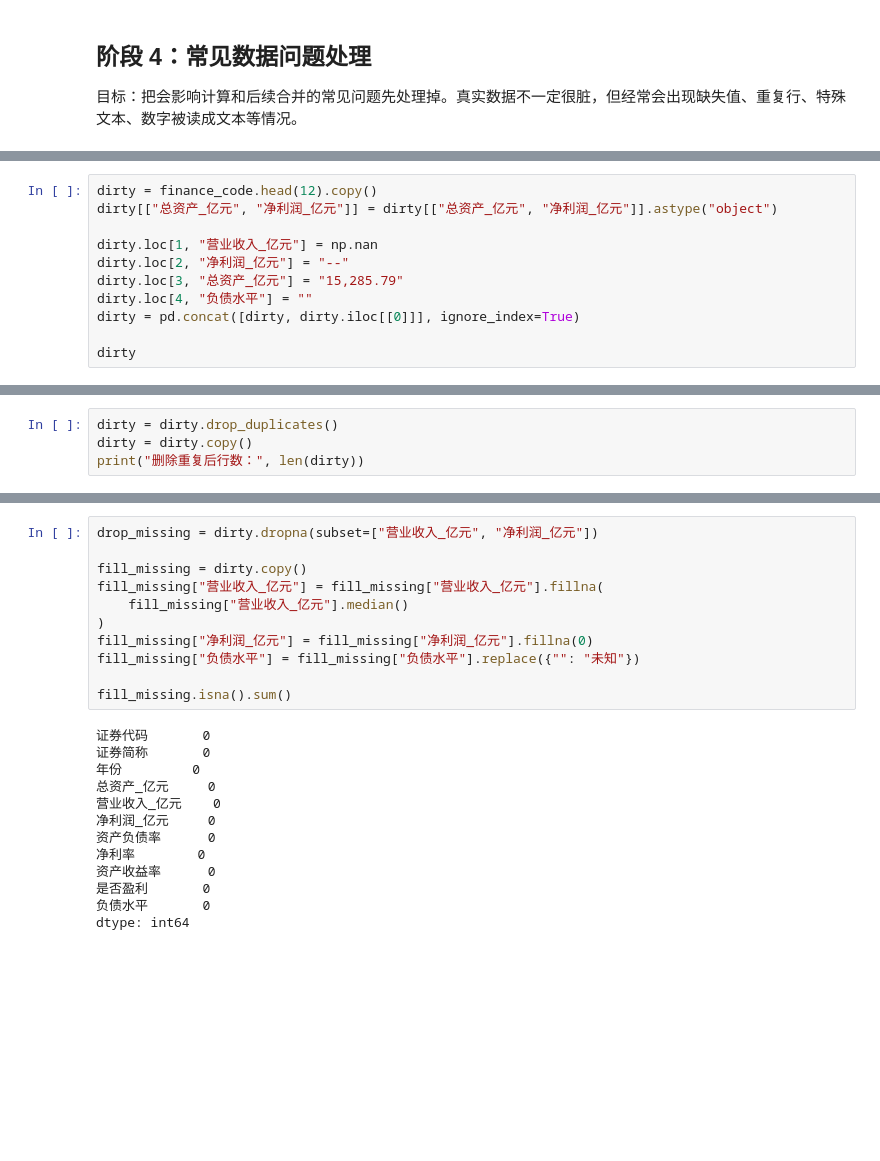
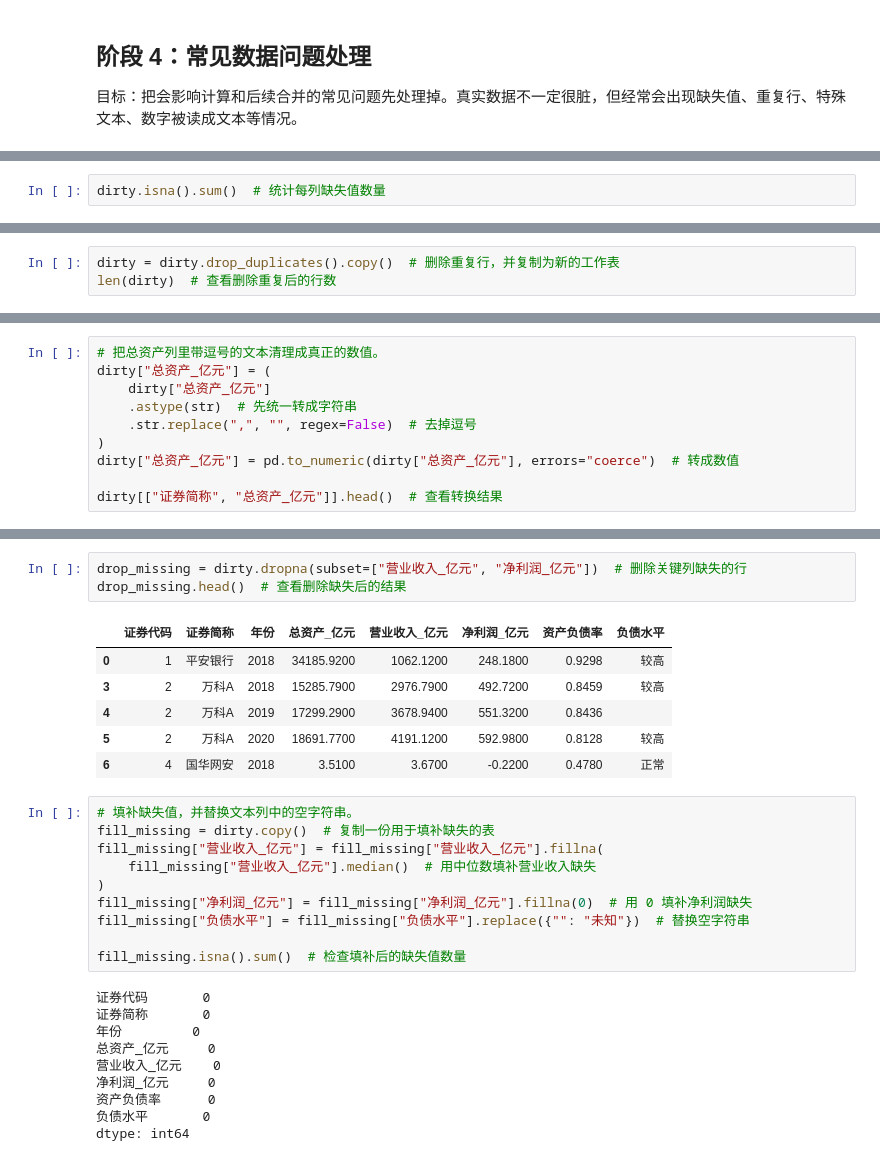
Before and after one commit to itsaquestion/py4ss_v4, a Jupyter notebook: 新章节编辑/pandas/pandas_finance_to_analysis.ipynb, the cells around one changed output, grey strips where cells are left out. Cells and saved outputs as stored; diff of their text form; blank space fills up the shorter version.

```diff
--- a/新章节编辑/pandas/pandas_finance_to_analysis.ipynb
+++ b/新章节编辑/pandas/pandas_finance_to_analysis.ipynb
@@ -571,12 +584,3 @@ finance_code.head()
 # %%
-dirty = finance_code.head(12).copy()
-dirty[["总资产_亿元", "净利润_亿元"]] = dirty[["总资产_亿元", "净利润_亿元"]].astype("object")
-
-dirty.loc[1, "营业收入_亿元"] = np.nan
-dirty.loc[2, "净利润_亿元"] = "--"
-dirty.loc[3, "总资产_亿元"] = "15,285.79"
-dirty.loc[4, "负债水平"] = ""
-dirty = pd.concat([dirty, dirty.iloc[[0]]], ignore_index=True)
-
-dirty
+dirty.isna().sum()  # 统计每列缺失值数量
 # %% [output]
@@ -620,0 +610,3 @@ dtype: int64
+# %%
+dirty = dirty.drop_duplicates().copy()  # 删除重复行，并复制为新的工作表
+len(dirty)  # 查看删除重复后的行数
@@ -621,5 +615,11 @@ dtype: int64
 # %%
-dirty = dirty.drop_duplicates()
-dirty = dirty.copy()
-print("删除重复后行数：", len(dirty))
+# 把总资产列里带逗号的文本清理成真正的数值。
+dirty["总资产_亿元"] = (
+    dirty["总资产_亿元"]
+    .astype(str)  # 先统一转成字符串
+    .str.replace(",", "", regex=False)  # 去掉逗号
+)
+dirty["总资产_亿元"] = pd.to_numeric(dirty["总资产_亿元"], errors="coerce")  # 转成数值
+
+dirty[["证券简称", "总资产_亿元"]].head()  # 查看转换结果
 # %% [output]
@@ -652,14 +655,23 @@ dirty[["总资产_亿元", "营业收入_亿元", "净利润_亿元"]].head()
+# %%
+drop_missing = dirty.dropna(subset=["营业收入_亿元", "净利润_亿元"])  # 删除关键列缺失的行
+drop_missing.head()  # 查看删除缺失后的结果
+# %% [output]
+|  | 证券代码 | 证券简称 | 年份 | 总资产_亿元 | 营业收入_亿元 | 净利润_亿元 | 资产负债率 | 负债水平 |
+| 0 | 1 | 平安银行 | 2018 | 34185.9200 | 1062.1200 | 248.1800 | 0.9298 | 较高 |
+| 3 | 2 | 万科A | 2018 | 15285.7900 | 2976.7900 | 492.7200 | 0.8459 | 较高 |
+| 4 | 2 | 万科A | 2019 | 17299.2900 | 3678.9400 | 551.3200 | 0.8436 |  |
+| 5 | 2 | 万科A | 2020 | 18691.7700 | 4191.1200 | 592.9800 | 0.8128 | 较高 |
+| 6 | 4 | 国华网安 | 2018 | 3.5100 | 3.6700 | -0.2200 | 0.4780 | 正常 |
 # %%
-drop_missing = dirty.dropna(subset=["营业收入_亿元", "净利润_亿元"])
+# 填补缺失值，并替换文本列中的空字符串。
+fill_missing = dirty.copy()  # 复制一份用于填补缺失的表
+fill_missing["营业收入_亿元"] = fill_missing["营业收入_亿元"].fillna(
+    fill_missing["营业收入_亿元"].median()  # 用中位数填补营业收入缺失
+)
+fill_missing["净利润_亿元"] = fill_missing["净利润_亿元"].fillna(0)  # 用 0 填补净利润缺失
+fill_missing["负债水平"] = fill_missing["负债水平"].replace({"": "未知"})  # 替换空字符串
 
-fill_missing = dirty.copy()
-fill_missing["营业收入_亿元"] = fill_missing["营业收入_亿元"].fillna(
-    fill_missing["营业收入_亿元"].median()
-)
-fill_missing["净利润_亿元"] = fill_missing["净利润_亿元"].fillna(0)
-fill_missing["负债水平"] = fill_missing["负债水平"].replace({"": "未知"})
-
-fill_missing.isna().sum()
+fill_missing.isna().sum()  # 检查填补后的缺失值数量
 # %% [output]
 证券代码       0
 证券简称       0
@@ -668,9 +680,6 @@ fill_missing.isna().sum()
 营业收入_亿元    0
 净利润_亿元     0
 资产负债率      0
-净利率        0
-资产收益率      0
-是否盈利       0
 负债水平       0
 dtype: int64
 # %% [markdown]
```
Also changed, not shown: parts of 150 cells of this notebook, 4 other files.
